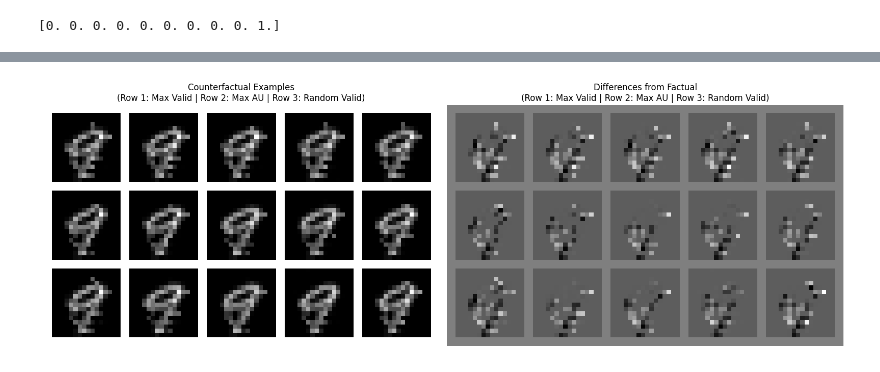
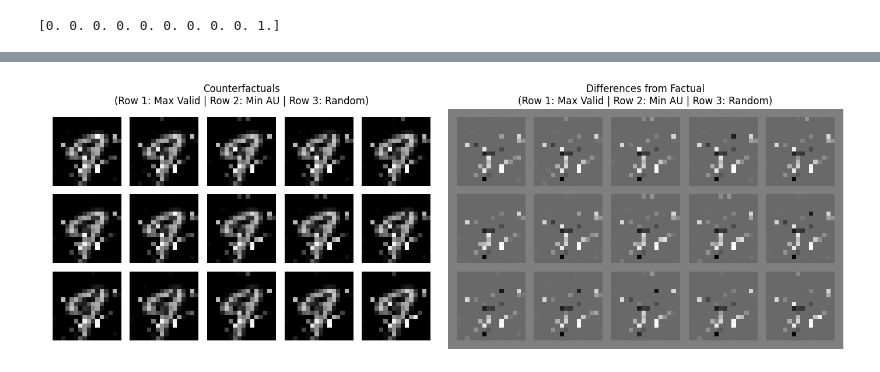
Before and after one commit to 42logos/uamocf, a Jupyter notebook: examples/demo_minist.ipynb, the cells around one changed output, grey strips where cells are left out. Cells and saved outputs as stored; diff of their text form; code cells hidden in the pictures.

```diff
--- a/examples/demo_minist.ipynb
+++ b/examples/demo_minist.ipynb
@@ -73,6 +73,12 @@ plt.title(f'Factual Label: {y_factual.argmax().item()}')
 target_class = 8  # Target class different from factual
 target_class_tensor = torch.tensor([target_class], device=device)
 
-problem = make_cf_problem(models[0], x_factual, target_class_tensor, DG.sample(5000, seed=5678)[0],device=device)
-y_factual.argmax().item(),target_class_tensor
+# Create EnsembleModel to enable AU objective
+ensemble = EnsembleModel(models)
+
+# With ensemble: objectives are [Validity, Epistemic, Sparsity, -AU (neg to maximize AU)]
+problem = make_cf_problem(models[0], x_factual, target_class_tensor, DG.sample(5000, seed=5678)[0], device=device, ensemble=ensemble)
+print(f"Using EnsembleModel with {len(models)} models")
+print("Objectives: [Validity, Epistemic, Sparsity, -AU]")
+y_factual.argmax().item(), target_class_tensor
 # %% [output]
@@ -149,8 +178,8 @@ if CONTINUE_TRAINING and 'results' in dir() and results is not None:
 
     NSGA2_continue_config = NSGAConfig(
         pop_size=min(len(prev_X), 550),  # Use size of previous results or max pop_size
-        min_gen=200,  # Fewer generations for continuation
-        max_gen=400,
+        min_gen=1200,  # Fewer generations for continuation
+        max_gen=1800,
         use_conditional_mutator=True,
         conditional_mutator_prob=0.7,
         use_reset_operator=True,
@@ -221,22 +250,27 @@ valid_F = results.F[valid_indices]
 
 print(f"Total solutions: {len(results.F)}, Valid solutions: {len(valid_indices)}")
 
+# With ensemble, objectives are: [Validity, Epistemic, Sparsity, -AU]
+print(f"Objective shape: {results.F.shape[1]} objectives")
+print(f"Objectives: [Validity, Epistemic, Sparsity, -AU]")
+print(f"Sample objective values: {results.F[0]}")
+
 # Group 1: Max Valid (sorted by validity - lowest first, i.e., most valid)
-sorted_by_validity = np.argsort(valid_F[:, 0])  # Sort by validity (objective 0)
+sorted_by_validity = np.argsort(valid_F[:, 0])
 group1_indices = [valid_indices[i] for i in sorted_by_validity[:num_to_display]]
 
-# Group 2: Max AU (sorted by AU objective - assuming objective 2 is AU, lowest is better)
-sorted_by_au = np.argsort(valid_F[:, 2])  # Sort by AU (objective 2)
-group2_indices = [valid_indices[i] for i in sorted_by_au[:num_to_display]]
+# Group 2: Min AU (objective index 3 is -AU, so HIGHEST -AU = lowest AU)
+sorted_by_au_desc = np.argsort(-valid_F[:, 3])
+group2_indices = [valid_indices[i] for i in sorted_by_au_desc[:num_to_display]]
 
 # Group 3: Random choice from valid
 random_choice = np.random.choice(len(valid_indices), size=min(num_to_display, len(valid_indices)), replace=False)
 group3_indices = [valid_indices[i] for i in random_choice]
 
 groups = [
-    ("Max Valid (Best Validity)", group1_indices),
-    ("Max AU (Best AU Score)", group2_indices),
-    ("Random Valid", group3_indices)
+    ("Max Valid", group1_indices),
+    ("Min AU", group2_indices),
+    ("Random", group3_indices)
 ]
 
 # Collect all images for the grid
@@ -245,7 +279,8 @@ all_diff_images = []
 
 for g_idx, (group_name, selected_indices) in enumerate(groups):
     for i in range(min(num_to_display, len(selected_indices))):
-        cf_example = results.X[selected_indices[i]].reshape(1, IMG_SIZE, IMG_SIZE)
+        idx = selected_indices[i]
+        cf_example = results.X[idx].reshape(1, IMG_SIZE, IMG_SIZE)
         cf_tensor = torch.tensor(cf_example, dtype=torch.float32)
         all_cf_images.append(cf_tensor)
 
@@ -262,27 +297,68 @@ diff_stack = torch.stack(all_diff_images)
 cf_grid = make_grid(cf_stack, nrow=num_to_display, normalize=True, padding=2, pad_value=1)
 diff_grid = make_grid(diff_stack, nrow=num_to_display, normalize=True, padding=2, pad_value=0.5)
 
-# Plot
-fig, axes = plt.subplots(1, 2, figsize=(16, 10))
+# Plot CF and Diff grids
+fig1, axes1 = plt.subplots(1, 2, figsize=(14, 8))
 
-axes[0].imshow(cf_grid.permute(1, 2, 0).numpy(), cmap='gray')
-axes[0].set_title('Counterfactual Examples\n(Row 1: Max Valid | Row 2: Max AU | Row 3: Random Valid)', fontsize=12)
-axes[0].axis('off')
+axes1[0].imshow(cf_grid.permute(1, 2, 0).numpy(), cmap='gray')
+axes1[0].set_title('Counterfactuals\n(Row 1: Max Valid | Row 2: Min AU | Row 3: Random)', fontsize=12)
+axes1[0].axis('off')
 
-axes[1].imshow(diff_grid.permute(1, 2, 0).numpy(), cmap='bwr')
-axes[1].set_title('Differences from Factual\n(Row 1: Max Valid | Row 2: Max AU | Row 3: Random Valid)', fontsize=12)
-axes[1].axis('off')
+axes1[1].imshow(diff_grid.permute(1, 2, 0).numpy(), cmap='bwr')
+axes1[1].set_title('Differences from Factual\n(Row 1: Max Valid | Row 2: Min AU | Row 3: Random)', fontsize=12)
+axes1[1].axis('off')
 
 plt.tight_layout()
 plt.show()
 
+# Plot histogram grid using matplotlib subplots (much clearer)
+fig2, axes2 = plt.subplots(3, num_to_display, figsize=(18, 9))
+
+row_labels = ["Max Valid", "Min AU", "Random"]
+
+for g_idx, (group_name, selected_indices) in enumerate(groups):
+    for i in range(min(num_to_display, len(selected_indices))):
+        idx = selected_indices[i]
+        cf_input = torch.tensor(results.X[idx].reshape(1, 1, IMG_SIZE, IMG_SIZE), dtype=torch.float32, device=device)
+
+        with torch.no_grad():
+            probs = nn.functional.softmax(models[0](cf_input), dim=1).squeeze().cpu().numpy()
+
+        pred = probs.argmax()
+        obj_vals = results.F[idx]
+        au_value = -obj_vals[3]
+
+        # Create histogram
+        ax = axes2[g_idx, i]
+        colors = ['#27ae60' if j == target_class else '#95a5a6' for j in range(10)]
+        ax.bar(range(10), probs, color=colors, edgecolor='#2c3e50', linewidth=0.8)
+        ax.set_ylim(0, 1)
+        ax.set_xlim(-0.5, 9.5)
+        ax.set_xticks(range(10))
+        ax.set_yticks([0, 0.5, 1])
+        ax.tick_params(axis='both', labelsize=10)
+        ax.set_title(f'pred: {pred}  |  AU: {au_value:.3f}', fontsize=11, fontweight='bold')
+        ax.spines['top'].set_visible(False)
+        ax.spines['right'].set_visible(False)
+        ax.grid(axis='y', alpha=0.3, linestyle='--')
+
+        # Add row label on first column
+        if i == 0:
+            ax.set_ylabel(row_labels[g_idx], fontsize=12, fontweight='bold')
+
+plt.suptitle(f'Prediction Histograms (Target class {target_class} in green)', fontsize=14, fontweight='bold')
+plt.tight_layout()
+plt.subplots_adjust(top=0.93)
+plt.show()
+
 # Print objective values for each group
-print("\n--- Objective Values (Validity, Distance, AU) ---")
+print("\n--- Objective Values [Validity, Epistemic, Sparsity, AU] ---")
 for g_idx, (group_name, selected_indices) in enumerate(groups):
     print(f"\n{group_name}:")
     for i, idx in enumerate(selected_indices[:num_to_display]):
         obj_vals = results.F[idx]
         cf_tensor = torch.tensor(results.X[idx].reshape(1, 1, IMG_SIZE, IMG_SIZE), dtype=torch.float32, device=device)
         pred = models[0](cf_tensor).argmax().item()
-        print(f"  CF {i+1}: pred={pred}, V={obj_vals[0]:.3f}, Dist={obj_vals[1]:.3f}, AU={obj_vals[2]:.3f}")
+        au_value = -obj_vals[3]
+        print(f"  CF {i+1}: pred={pred}, Valid={obj_vals[0]:.3f}, EU={obj_vals[1]:.3f}, Sparse={obj_vals[2]:.0f}, AU={au_value:.3f}")
 # %% [output]
@@ -290 +369 @@ Total solutions: 550, Valid solutions: 353
-[figure, old version]
+[figure, new version]
```
Also changed, not shown: parts of 5 cells of this notebook, 3 other files.
